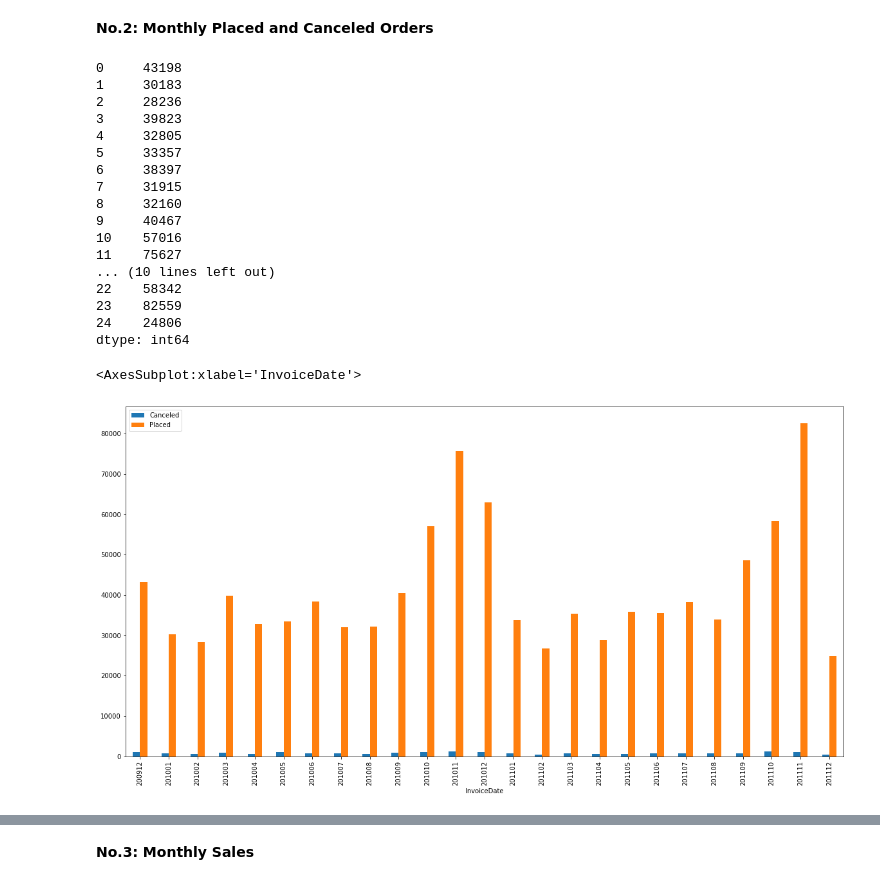
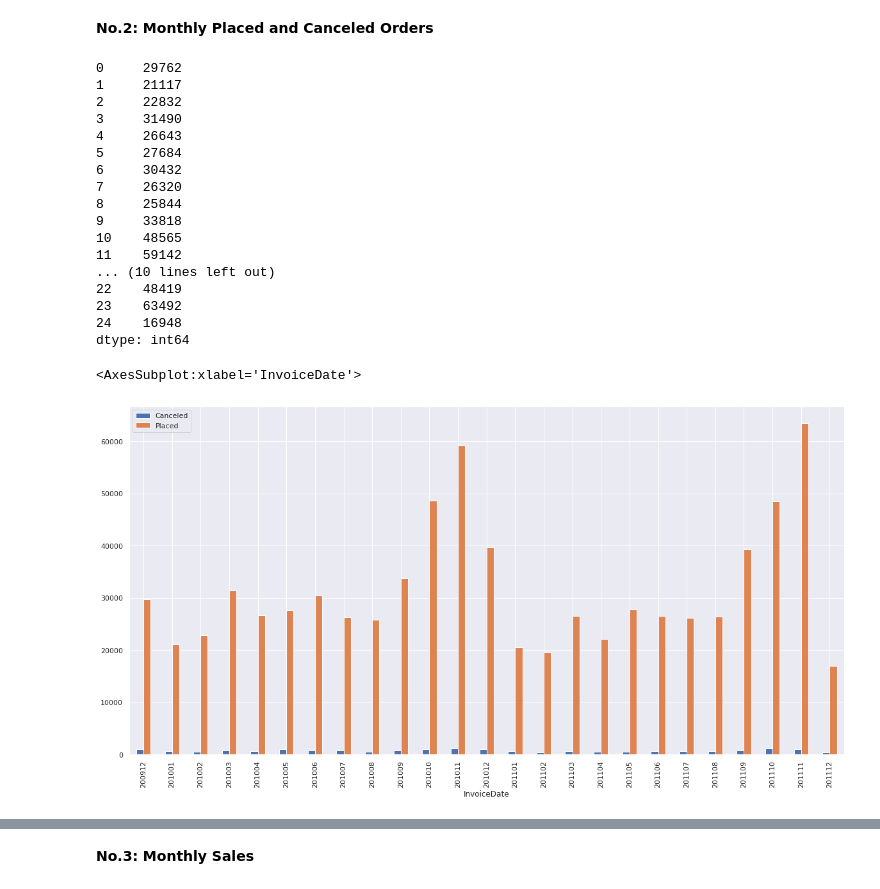
Before and after one commit to jarviscanada/jarvis_data_eng_OwenLiu, a Jupyter notebook: python_data_analytics/psql/retail_data_analytics_wrangling.ipynb, the cells around one changed output, grey strips where cells are left out. Cells and saved outputs as stored; diff of their text form; code cells hidden in the pictures.

```diff
--- a/python_data_analytics/psql/retail_data_analytics_wrangling.ipynb
+++ b/python_data_analytics/psql/retail_data_analytics_wrangling.ipynb
@@ -187,3 +199,15 @@ memory usage: 65.1+ MB
 | 2 | 489434 | 79323W | WHITE CHERRY LIGHTS | 12 | 2009-12-01 07:45:00 | 6.75 | 13085.0 | United Kingdom |
 | 3 | 489434 | 22041 | RECORD FRAME 7" SINGLE SIZE | 48 | 2009-12-01 07:45:00 | 2.10 | 13085.0 | United Kingdom |
 | 4 | 489434 | 21232 | STRAWBERRY CERAMIC TRINKET BOX | 24 | 2009-12-01 07:45:00 | 1.25 | 13085.0 | United Kingdom |
+# %%
+''' Data Cleaning: Drop N/A rows if significant values are missing.
+    Assumption: By a glimpse of the business questions, the analytics team understand that
+    we are interested in customer behaviours, sales description, and sales growth. Hence we cannot
+    let any N/A happens to any invoice, stockCode, quantity, invoiceDate, Price, CustomerID.
+    We can omit the N/As in description and country, since they are irrevelant to our data analysis
+    simply preserving as much data as possible.
+'''
+
+# Amputate N/A Rows that satisfy the condition described above
+retail_df.dropna(subset=['Invoice','StockCode','Quantity','InvoiceDate','Price','CustomerID'],inplace = True)
+retail_df
@@ -293,30 +330,29 @@ monthly_placed_order = monthly_total_order['Total'] - 2 * monthly_canceled_df['C
 
 monthly_placed_order
 # %% [output]
-0     43198
-1     30183
-2     28236
-3     39823
-4     32805
-5     33357
-6     38397
-7     31915
-8     32160
-9     40467
-10    57016
-11    75627
+0     29762
+1     21117
+2     22832
+3     31490
+4     26643
+5     27684
+6     30432
+7     26320
+8     25844
+9     33818
+10    48565
+11    59142
 ... (10 lines left out)
-22    58342
-23    82559
-24    24806
+22    48419
+23    63492
+24    16948
 dtype: int64
 # %%
 # Draw the bar plot
-df = pd.concat([monthly_canceled_df, monthly_placed_order],axis=1)
+cancel_place = pd.concat([monthly_canceled_df, monthly_placed_order],axis=1)
 headers = ['InvoiceDate','Canceled','Placed']
-df.columns = headers
-
-df.plot(x = 'InvoiceDate',y = ['Canceled','Placed'], kind = 'bar',figsize =(20,10))
+cancel_place.columns = headers
+cancel_place.plot(x = 'InvoiceDate',y = ['Canceled','Placed'], kind = 'bar',figsize =(20,10))
 # %% [output]
 <AxesSubplot:xlabel='InvoiceDate'>
-[figure, old version]
+[figure, new version]
```
Also changed, not shown: parts of 28 cells of this notebook, 2 other files.
